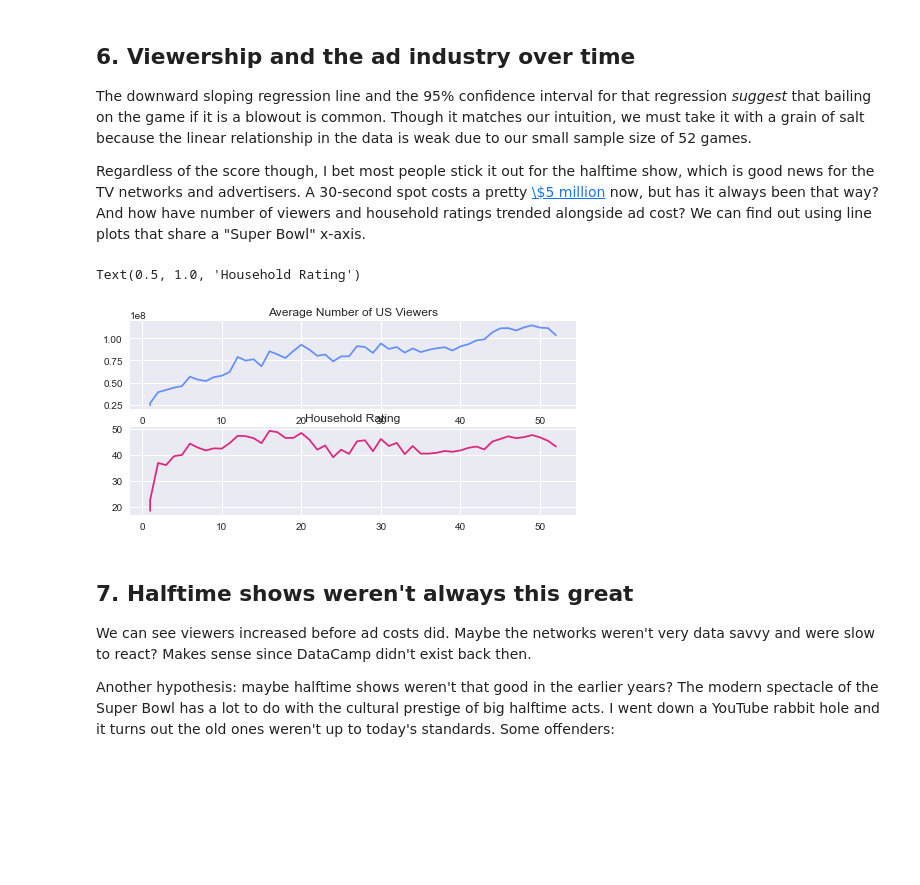
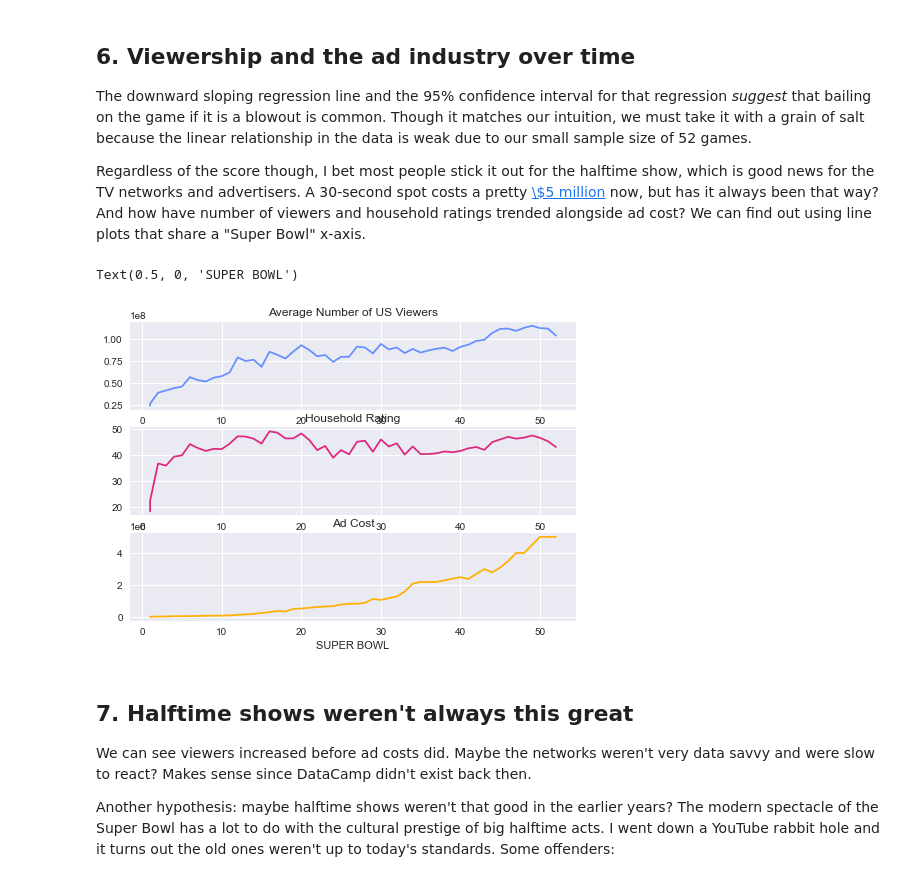
Before and after one commit to abhiwer/Python_ProjectTV-, a Jupyter notebook: TV, Halftime Shows, and the Big Game/notebook.ipynb, the cells around one changed output. Saved outputs shown, nothing was run; the diff lists cells and outputs as text; code cells hidden in the pictures; blank space fills up the shorter version.

```diff
--- a/TV, Halftime Shows, and the Big Game/notebook.ipynb
+++ b/TV, Halftime Shows, and the Big Game/notebook.ipynb
@@ -176,25 +176,25 @@ sns.regplot(x = 'difference_pts' , y= 'share_household', data=games_tv)
 # %%
 # Create a figure with 3x1 subplot and activate the top subplot
 plt.subplot(3, 1, 1)
 plt.plot(tv["super_bowl"],tv["avg_us_viewers"],  color='#648FFF')
 plt.title('Average Number of US Viewers')
 
 # Activate the middle subplot
 plt.subplot(3, 1, 2)
 plt.plot(tv["super_bowl"] ,  tv["rating_household"] , color = '#DC267F')
 plt.title('Household Rating')
 
 # Activate the bottom subplot
-#plt.subplot(3, 1, 3)
-# ... YOUR CODE FOR TASK 6 ...
-#plt.title('Ad Cost')
-#plt.xlabel('SUPER BOWL')
+plt.subplot(3, 1, 3)
+plt.plot(tv["super_bowl"] ,tv["ad_cost"] , color = '#FFB000')
+plt.title('Ad Cost')
+plt.xlabel('SUPER BOWL')
 
 # Improve the spacing between subplots
 #plt.tight_layout()
 # %% [output]
-Text(0.5, 1.0, 'Household Rating')
+Text(0.5, 0, 'SUPER BOWL')
-[figure, old version]
+[figure, new version]
 # %% [markdown]
 ## 7. Halftime shows weren't always this great
 <p>We can see viewers increased before ad costs did. Maybe the networks weren't very data savvy and were slow to react? Makes sense since DataCamp didn't exist back then.</p>
```
